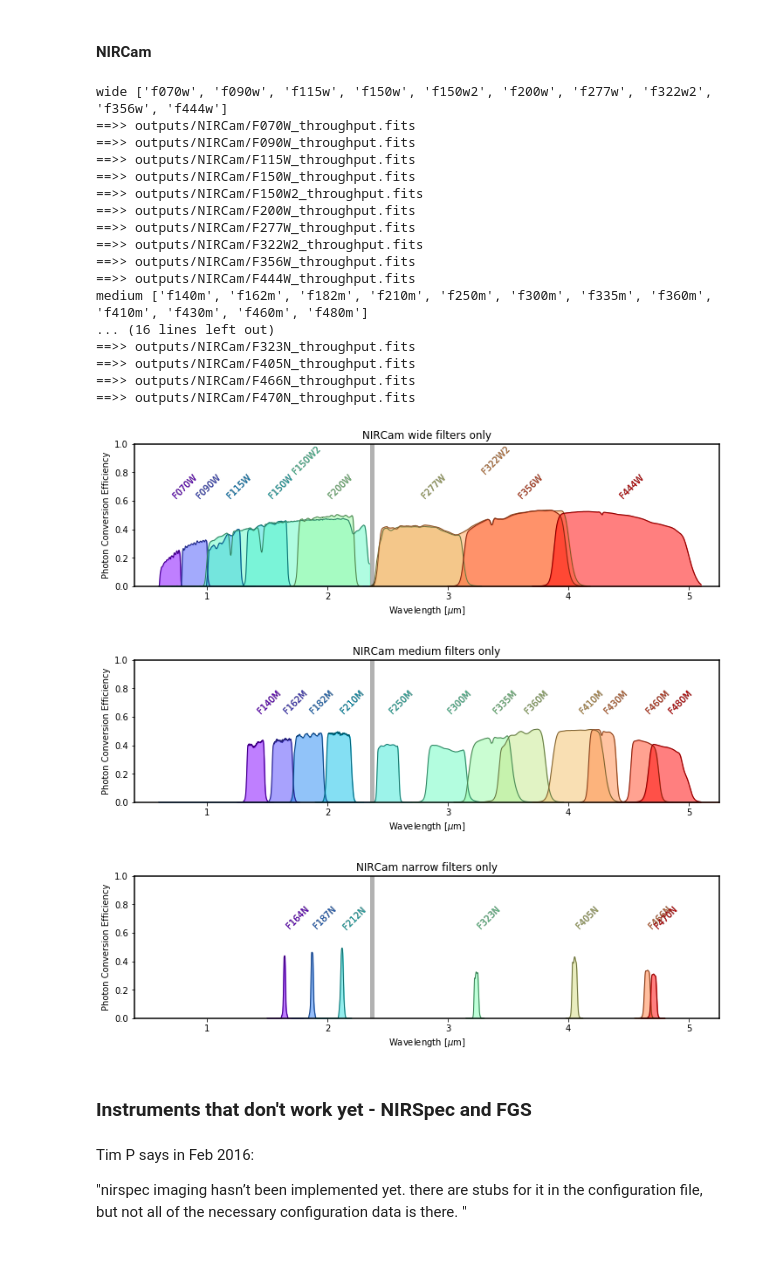
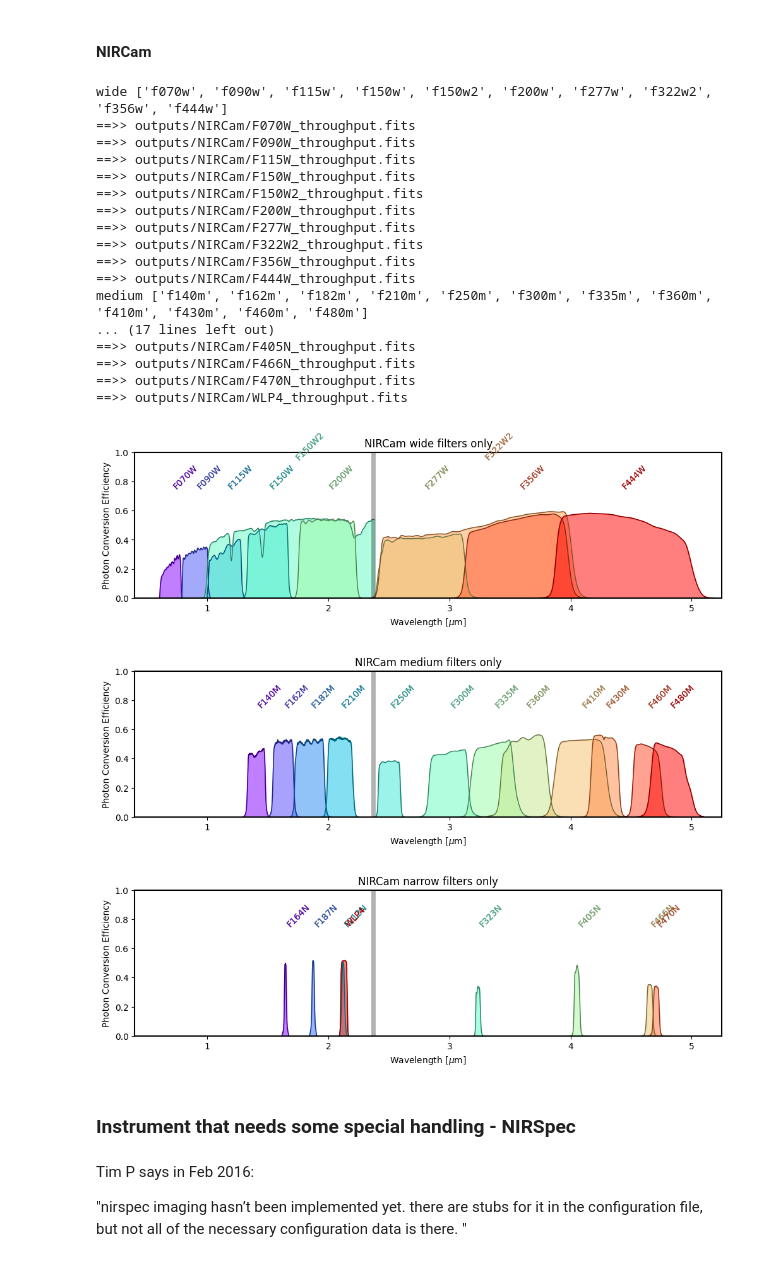
Before and after one commit to spacetelescope/webbpsf, a Jupyter notebook: dev_utils/Get Throughputs from Pandeia.ipynb, the cells around one changed output. Cells and saved outputs as stored; diff of their text form; code cells hidden in the pictures.

Commit message:
update notebook to get throughputs using Pandeia 2.0

```diff
--- a/dev_utils/Get Throughputs from Pandeia.ipynb
+++ b/dev_utils/Get Throughputs from Pandeia.ipynb
@@ -28,5 +33,5 @@ os.getenv('pandeia_refdata')
 # %%
-PANDEIA_VER = '1.2.2'
+PANDEIA_VER = '2.0'
 # %% [markdown]
 ## Infrastructure helper functions
 # %% [markdown]
@@ -97,7 +102,7 @@ def output_to_fits_table(wave,pce,inst, verbose=True, filtername=None):
                          'managed by ReDCaT, the Reference Data for ',
                          'Calibration and Tools group at STScI)', '',
                          'Pandeia engine and reference data available from',
-                         'https://pypi.org/project/pandeia.engine/1.2.2/','',
+                         'https://pypi.org/project/pandeia.engine/','',
                          'This file created by: "webbpsf/dev_tools/',
                          '  Normalized Throughputs from Pandeia.ipynb"',
                          '']
@@ -145,6 +150,9 @@ colorseq=iter(matplotlib.cm.rainbow(np.linspace(0,1,len(inst_defaults.filters)))
 
 plt.figure(figsize=(8,6))
 for filtname in inst_defaults.filters:
+    #print(filtname)
+    if filtname=='clear':
+        continue
 
     config['instrument']['filter']=filtname
     inst = InstrumentFactory(config=config)
@@ -222,7 +230,10 @@ config_sw = pandeia.engine.jwst.NIRCam(mode='sw_imaging').as_dict()
 for width in ['wide','medium','narrow']:
     plt.figure(figsize=(12,3))
 
-    filters_thiswide = [f for f in filters if f[4]== width[0]]
+
+    filters_thiswide = [f for f in filters if (len(f)>4 and f[4]== width[0])]
+    if width=='narrow':
+        filters_thiswide.append('wlp4')
     print(width, filters_thiswide)
 
     nfilters = len(filters_thiswide)
@@ -230,10 +241,10 @@ for width in ['wide','medium','narrow']:
 
     for filtname in filters_thiswide:
 
-        if width[0] not in filtname: continue
+        if (width[0] not in filtname) and (filtname!='wlp4'): continue
 #        if "_nd" in filtname: continue
 
-        if int(filtname[1:3]) < 25:
+        if (filtname=='wlp4') or (int(filtname[1:3]) < 25):
             mode = 'sw_imaging'
             config = config_sw
         else:
@@ -247,40 +258,40 @@ for width in ['wide','medium','narrow']:
 
         wr = inst.get_wave_range()
         wave = np.linspace(wr['wmin'], wr['wmax'], num=500)
         pce = inst.get_total_eff(wave)
 
         plotlabelcolorfilt(wave,pce,filtname, color=next(colorseq),
                            yoffset =0.2 if filtname.endswith('w2') else 0)
         output_to_fits_table(wave,pce,inst, filtername=filtname)
 
     annotate_pce_plot(title=uppercase_si_name(inst.inst_name)+" {} filters only".format(width),
                       xlim=(0.4, 5.25), legend=False)
     #plt.ylim(0,0.85)  #match NIRCam pocket guide PDF
     plt.ylim(0, 1.0)
     plt.axvline(2.37, ls="-", color='black', alpha=0.3, linewidth=5)
 # %% [output]
 wide ['f070w', 'f090w', 'f115w', 'f150w', 'f150w2', 'f200w', 'f277w', 'f322w2', 'f356w', 'f444w']
 ==>> outputs/NIRCam/F070W_throughput.fits
 ==>> outputs/NIRCam/F090W_throughput.fits
 ==>> outputs/NIRCam/F115W_throughput.fits
 ==>> outputs/NIRCam/F150W_throughput.fits
 ==>> outputs/NIRCam/F150W2_throughput.fits
 ==>> outputs/NIRCam/F200W_throughput.fits
 ==>> outputs/NIRCam/F277W_throughput.fits
 ==>> outputs/NIRCam/F322W2_throughput.fits
 ==>> outputs/NIRCam/F356W_throughput.fits
 ==>> outputs/NIRCam/F444W_throughput.fits
 medium ['f140m', 'f162m', 'f182m', 'f210m', 'f250m', 'f300m', 'f335m', 'f360m', 'f410m', 'f430m', 'f460m', 'f480m']
-... (16 lines left out)
-==>> outputs/NIRCam/F323N_throughput.fits
+... (17 lines left out)
 ==>> outputs/NIRCam/F405N_throughput.fits
 ==>> outputs/NIRCam/F466N_throughput.fits
 ==>> outputs/NIRCam/F470N_throughput.fits
+==>> outputs/NIRCam/WLP4_throughput.fits
-[figure, old version]
+[figure, new version]
-[figure, old version]
+[figure, new version]
-[figure, old version]
+[figure, new version]
-# %% [markdown]
-### Instruments that don't work yet - NIRSpec and FGS
+# %% [markdown]
+### Instrument that needs some special handling - NIRSpec
 # %% [markdown]
 Tim P says in Feb 2016:
 
```
Also changed, not shown: parts of 20 cells of this notebook.
